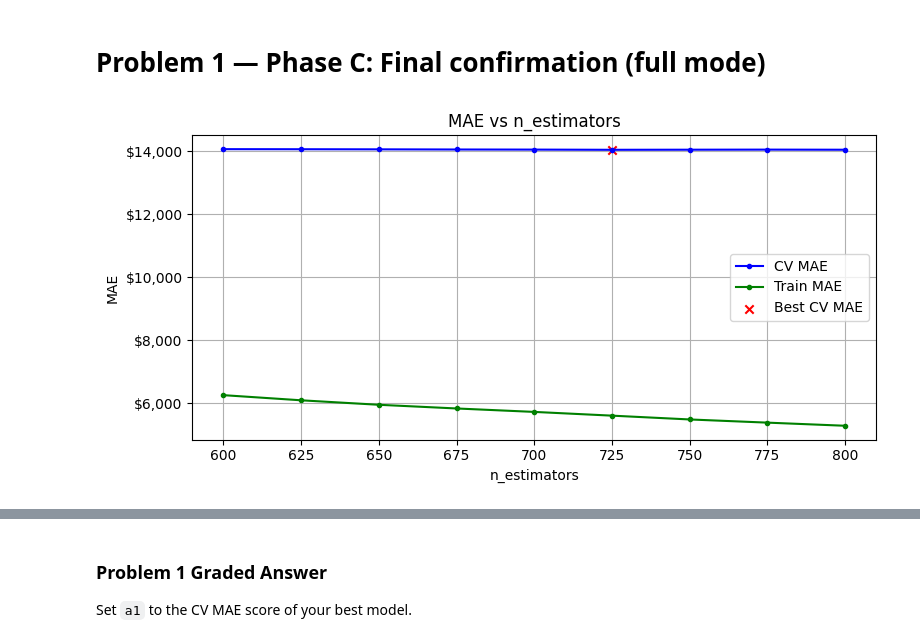
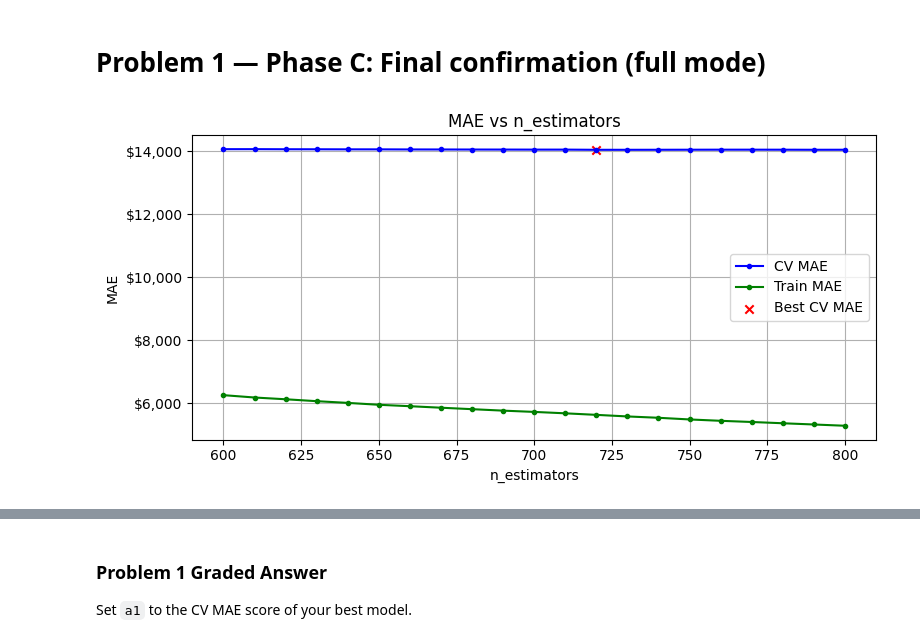
Before and after one commit to RevibeZ/DX603-Machine-Learning-Fundamentals, a Jupyter notebook: Homework_07.ipynb, the cells around one changed output, grey strips where cells are left out. Drawn from its saved outputs; the diff is of its cells as text; code cells hidden in the pictures.

Commit message:
completed homework assignment 7, which involved fine-tuning the hyperparameters of a Gradient Boosting Regressor using RandomizedSearchCV and manual search.

```diff
--- a/Homework_07.ipynb
+++ b/Homework_07.ipynb
@@ -688,15 +688,15 @@ CV MAE found: $14,038.60
 # %%
 # Fine sweep for n_estimators around current best
 best_n_estimators = int(Params_GB["n_estimators"])
-n_estimators_fine = list(range(max(50, best_n_estimators - 100), best_n_estimators + 101, 25))
+n_estimators_fine = list(range(max(50, best_n_estimators - 100), best_n_estimators + 101, 10))
 Params_GB = sweep_parameter(
     model=GradientBoostingRegressor,
     Parameters=Params_GB,
     param="n_estimators",
     parameter_list=n_estimators_fine,
     n_repeats=5,
     n_jobs=DEFAULT_N_JOBS,
  )
 record_best("n_estimators", Params_GB, n_estimators_fine, n_repeats=5, note="final")
 # %% [output]
-[figure, old version]
+[figure, new version]
```
Also changed, not shown: parts of 24 cells of this notebook.
